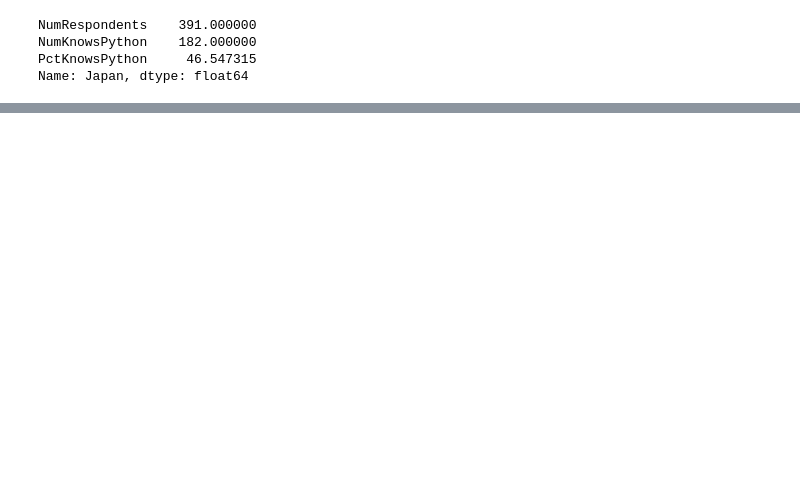
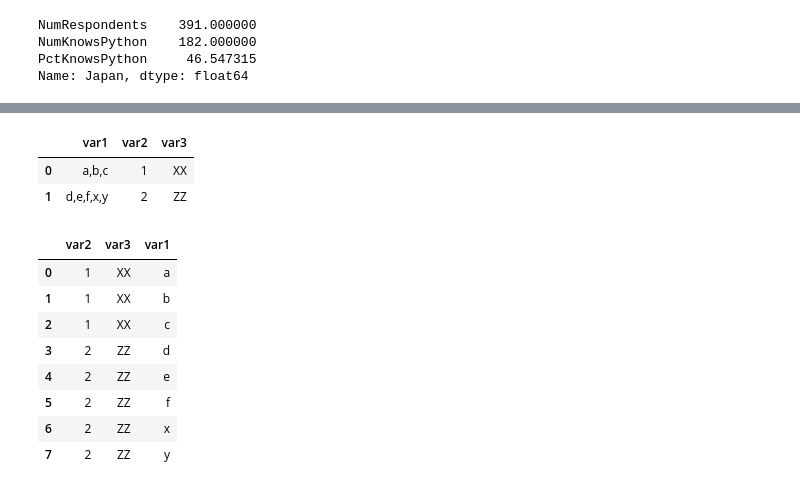
Before and after one commit to ryan13/PreprocessingUtility, a Jupyter notebook: Pandas-review.ipynb, the cells around one changed output, grey strips where cells are left out. Drawn from its saved outputs; the diff is of its cells as text; code cells hidden in the pictures; blank space fills up the shorter version.

```diff
--- a/Pandas-review.ipynb
+++ b/Pandas-review.ipynb
@@ -437,0 +482,32 @@ Name: Japan, dtype: float64
+# %%
+import numpy as np
+def explode(df, lst_cols, fill_value='', preserve_index=False):
+    # make sure `lst_cols` is list-alike
+    if (lst_cols is not None
+        and len(lst_cols) > 0
+        and not isinstance(lst_cols, (list, tuple, np.ndarray, pd.Series))):
+        lst_cols = [lst_cols]
+    # all columns except `lst_cols`
+    idx_cols = df.columns.difference(lst_cols)
+    # calculate lengths of lists
+    lens = df[lst_cols[0]].str.len()
+    # preserve original index values
+    idx = np.repeat(df.index.values, lens)
+    # create "exploded" DF
+    res = (pd.DataFrame({
+                col:np.repeat(df[col].values, lens)
+                for col in idx_cols},
+                index=idx)
+             .assign(**{col:np.concatenate(df.loc[lens>0, col].values)
+                            for col in lst_cols}))
+    # append those rows that have empty lists
+    if (lens == 0).any():
+        # at least one list in cells is empty
+        res = (res.append(df.loc[lens==0, idx_cols], sort=False)
+                  .fillna(fill_value))
+    # revert the original index order
+    res = res.sort_index()
+    # reset index if requested
+    if not preserve_index:
+        res = res.reset_index(drop=True)
+    return res
@@ -437,0 +528,22 @@ Name: Japan, dtype: float64
+# %%
+df = pd.DataFrame(
+       [{'var1': 'a,b,c', 'var2': 1, 'var3': 'XX'},
+       {'var1': 'd,e,f,x,y', 'var2': 2, 'var3': 'ZZ'}]
+   )
+df
+# %% [output]
+|  | var1 | var2 | var3 |
+| 0 | a,b,c | 1 | XX |
+| 1 | d,e,f,x,y | 2 | ZZ |
+# %%
+explode(df.assign(var1=df.var1.str.split(',')), 'var1')
+# %% [output]
+|  | var2 | var3 | var1 |
+| 0 | 1 | XX | a |
+| 1 | 1 | XX | b |
+| 2 | 1 | XX | c |
+| 3 | 2 | ZZ | d |
+| 4 | 2 | ZZ | e |
+| 5 | 2 | ZZ | f |
+| 6 | 2 | ZZ | x |
+| 7 | 2 | ZZ | y |
```
Also changed, not shown: parts of 22 cells of this notebook.
